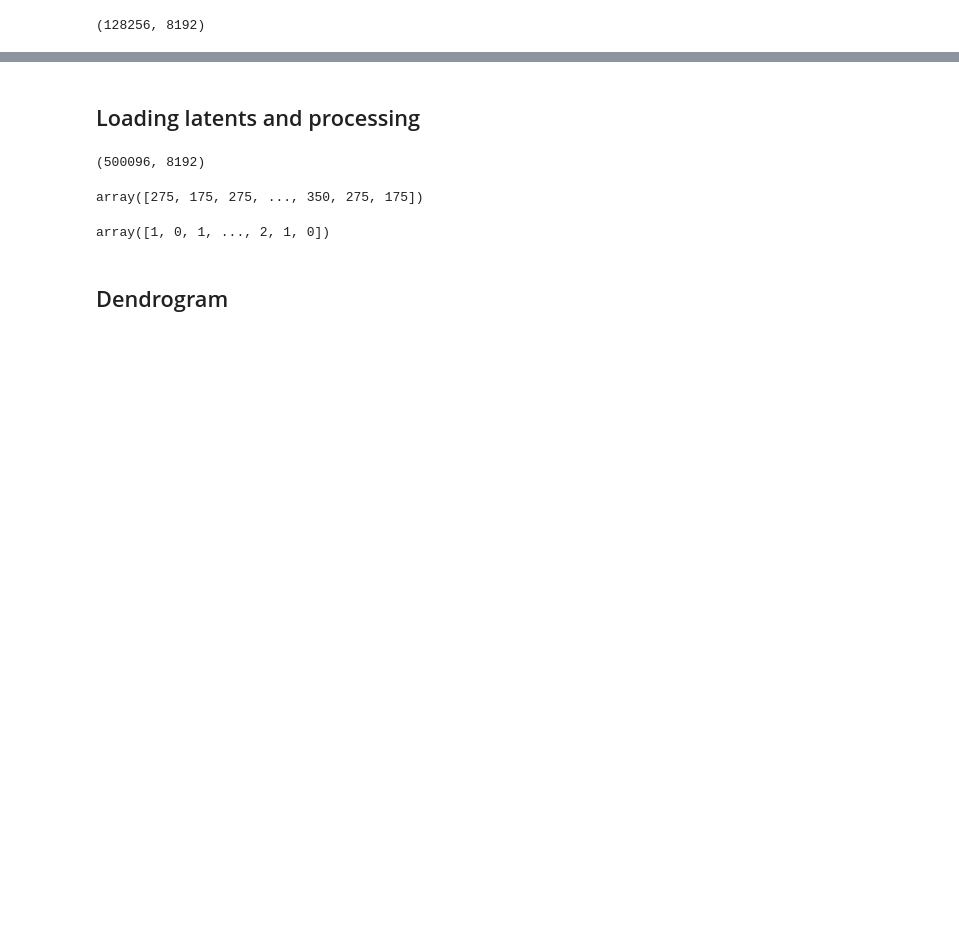
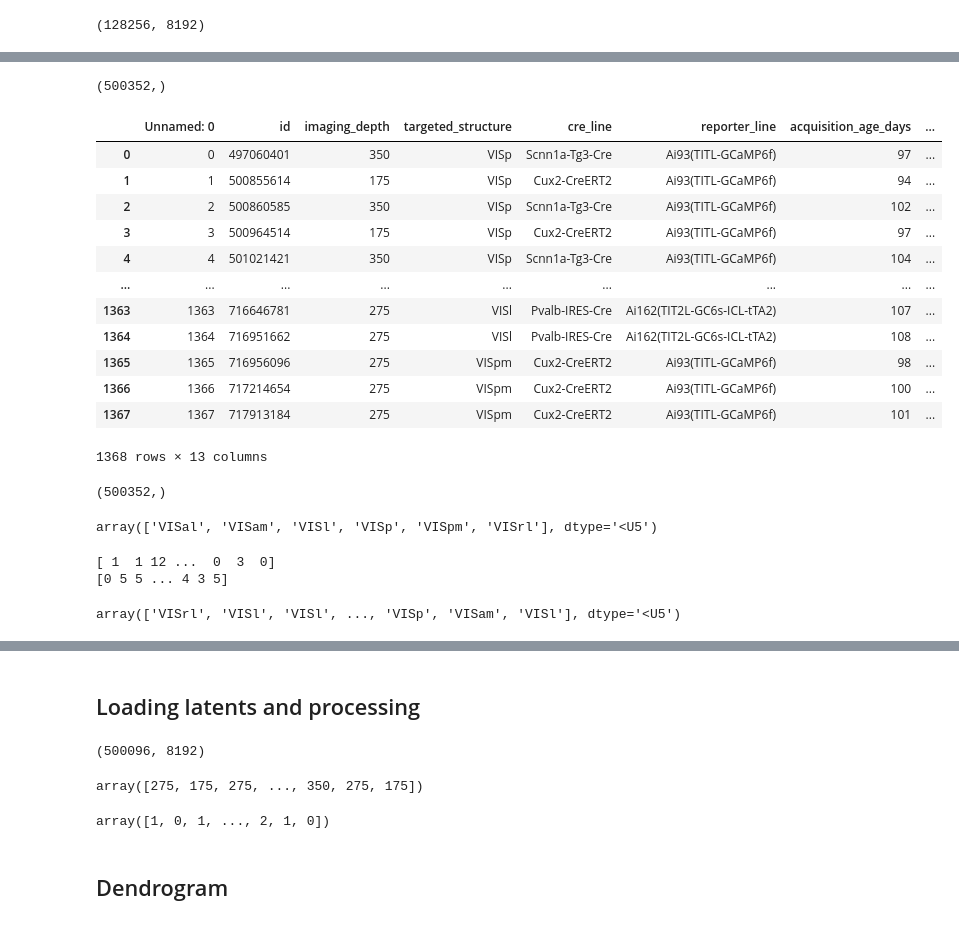
Before and after one commit to ynffsy/torch_brain, a Jupyter notebook: examples/capoyo/extract_latent.ipynb, the cells around one changed output, grey strips where cells are left out. Saved outputs shown, nothing was run; the diff lists cells and outputs as text; code cells hidden in the pictures; blank space fills up the shorter version.

```diff
--- a/examples/capoyo/extract_latent.ipynb
+++ b/examples/capoyo/extract_latent.ipynb
@@ -281,0 +267,2 @@ latents_all.shape
+# %%
+meta_df = pd.read_csv('/home/mila/x/xuejing.pan/POYO/project-kirby/examples/capoyo/all_meta.csv')
@@ -281,0 +286,4 @@ latents_all.shape
+# %%
+int_session_ids.shape
+# %% [output]
+(500352,)
@@ -281,0 +292,20 @@ latents_all.shape
+# %%
+meta_df
+# %% [output]
+|  | Unnamed: 0 | id | imaging_depth | targeted_structure | cre_line | reporter_line | acquisition_age_days | ... |
+| 0 | 0 | 497060401 | 350 | VISp | Scnn1a-Tg3-Cre | Ai93(TITL-GCaMP6f) | 97 | ... |
+| 1 | 1 | 500855614 | 175 | VISp | Cux2-CreERT2 | Ai93(TITL-GCaMP6f) | 94 | ... |
+| 2 | 2 | 500860585 | 350 | VISp | Scnn1a-Tg3-Cre | Ai93(TITL-GCaMP6f) | 102 | ... |
+| 3 | 3 | 500964514 | 175 | VISp | Cux2-CreERT2 | Ai93(TITL-GCaMP6f) | 97 | ... |
+| 4 | 4 | 501021421 | 350 | VISp | Scnn1a-Tg3-Cre | Ai93(TITL-GCaMP6f) | 104 | ... |
+| ... | ... | ... | ... | ... | ... | ... | ... | ... |
+| 1363 | 1363 | 716646781 | 275 | VISl | Pvalb-IRES-Cre | Ai162(TIT2L-GC6s-ICL-tTA2) | 107 | ... |
+| 1364 | 1364 | 716951662 | 275 | VISl | Pvalb-IRES-Cre | Ai162(TIT2L-GC6s-ICL-tTA2) | 108 | ... |
+| 1365 | 1365 | 716956096 | 275 | VISpm | Cux2-CreERT2 | Ai93(TITL-GCaMP6f) | 98 | ... |
+| 1366 | 1366 | 717214654 | 275 | VISpm | Cux2-CreERT2 | Ai93(TITL-GCaMP6f) | 100 | ... |
+| 1367 | 1367 | 717913184 | 275 | VISpm | Cux2-CreERT2 | Ai93(TITL-GCaMP6f) | 101 | ... |
+1368 rows × 13 columns
+# %%
+int_session_ids.shape
+# %% [output]
+(500352,)
@@ -281,0 +332,52 @@ latents_all.shape
+# %%
+np.unique(targeted_structure_array)
+# %% [output]
+array(['VISal', 'VISam', 'VISl', 'VISp', 'VISpm', 'VISrl'], dtype='<U5')
+# %%
+
+
+# Dictionaries to map the strings to integers based on Cre_line and BrainRegion classes
+cre_line_mapping = {
+    'CUX2_CREERT2': 0,
+    'EMX1_IRES_CRE': 1,
+    'FEZF2_CREER': 2,
+    'NR5A1_CRE': 3,
+    'NTSR1_CRE_GN220': 4,
+    'PVALB_IRES_CRE': 5,
+    'RBP4_CRE_KL100': 6,
+    'RORB_IRES2_CRE': 7,
+    'SCNN1A_TG3_CRE': 8,
+    'SLC17A7_IRES2_CRE': 9,
+    'SST_IRES_CRE': 10,
+    'TLX3_CRE_PL56': 11,
+    'VIP_IRES_CRE': 12
+}
+
+brain_region_mapping = {
+    'VISRL': 0,  # Excluded
+    'VISPM': 1,
+    'VISAL': 2,
+    'VISAM': 3,
+    'VISP': 4,
+    'VISL': 5
+}
+
+# Sample arrays (replace these with actual data)
+# targeted_structure_array = np.array(['VISp', 'VISl', 'VISrl'])
+# cre_line_array = np.array(['Ai93(TITL-GCaMP6f)', 'Emx1-IRES-Cre', 'Cux2-CreERT2'])
+# Convert strings to uppercase, replace hyphens with underscores, and map them to integers
+mapped_cre_line = np.array([cre_line_mapping[cre_line.upper().replace('-', '_')] for cre_line in cre_line_array])
+mapped_brain_region = np.array([brain_region_mapping[region.upper()] for region in targeted_structure_array])
+
+mapped_cre_line = np.array(mapped_cre_line)
+mapped_brain_region = np.array(mapped_brain_region)
+# Print the resulting mapped arrays
+print(mapped_cre_line)
+print(mapped_brain_region)
+# %% [output]
+[ 1  1 12 ...  0  3  0]
+[0 5 5 ... 4 3 5]
+# %%
+targeted_structure_array
+# %% [output]
+array(['VISrl', 'VISl', 'VISl', ..., 'VISp', 'VISam', 'VISl'], dtype='<U5')
```
Also changed, not shown: parts of 24 cells of this notebook.
